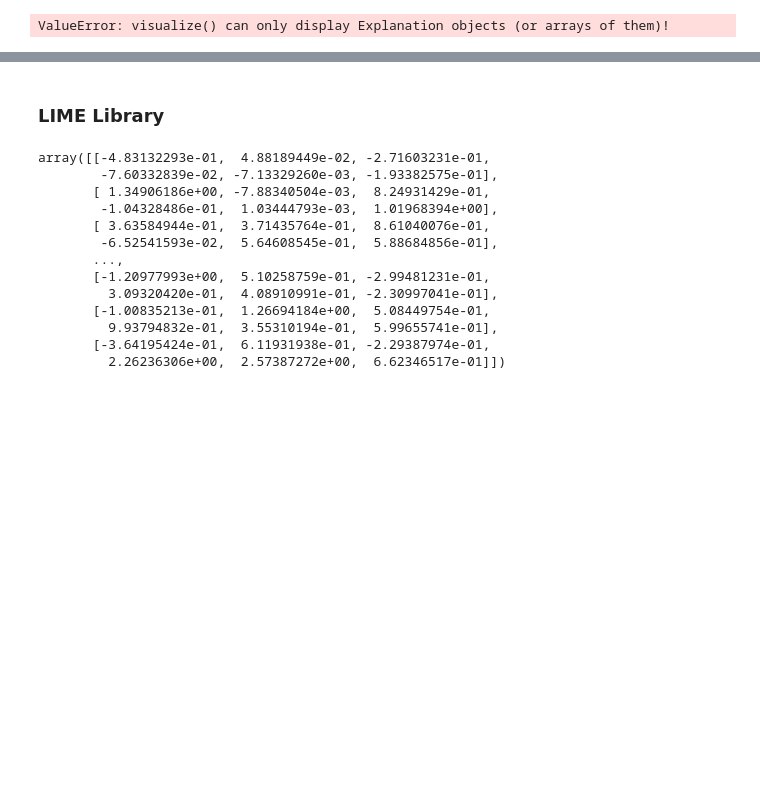
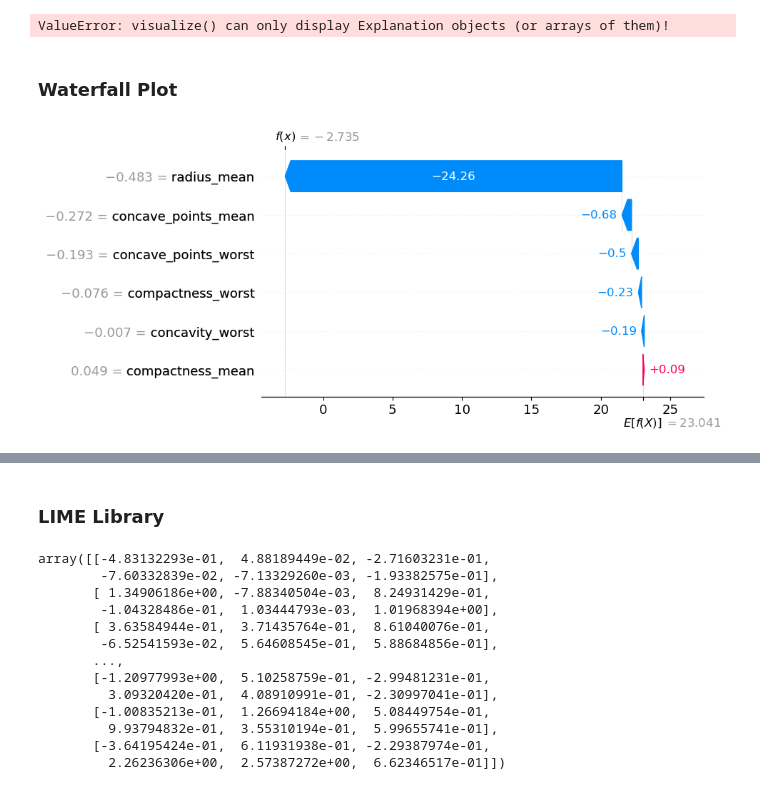
Before and after one commit to lasantha13/breast_ca, a Jupyter notebook: notebook/Breast_Cancer.ipynb, the cells around one changed output, grey strips where cells are left out. Saved outputs shown, nothing was run; the diff lists cells and outputs as text; code cells hidden in the pictures; blank space fills up the shorter version.

```diff
--- a/notebook/Breast_Cancer.ipynb
+++ b/notebook/Breast_Cancer.ipynb
@@ -457,3 +456,12 @@ shap.force_plot(explainer.expected_value, shap_values[idx], X2_test[idx], featur
 # %% [output]
 [interactive output not drawn]
 ValueError: visualize() can only display Explanation objects (or arrays of them)!
+# %% [markdown]
+### Waterfall Plot
+# %%
+# explainer create from X2 and shap values from X2_test
+explainer4 = shap.Explainer(logisticR2,X2,feature_names=feature_list)
+shap_values4 = explainer4(X2_test)
+shap.plots.waterfall(shap_values4[0])
+# %% [output]
+[figure, added]
```
Also changed, not shown: parts of 9 cells of this notebook.
